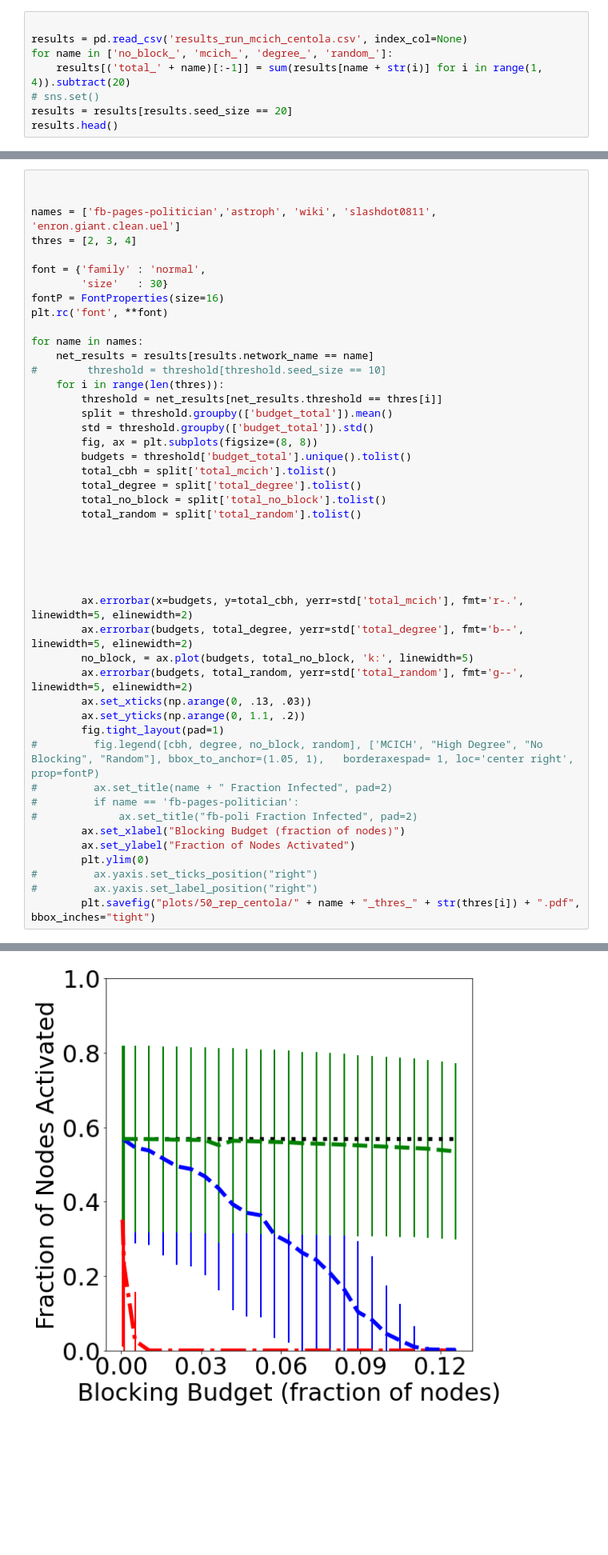
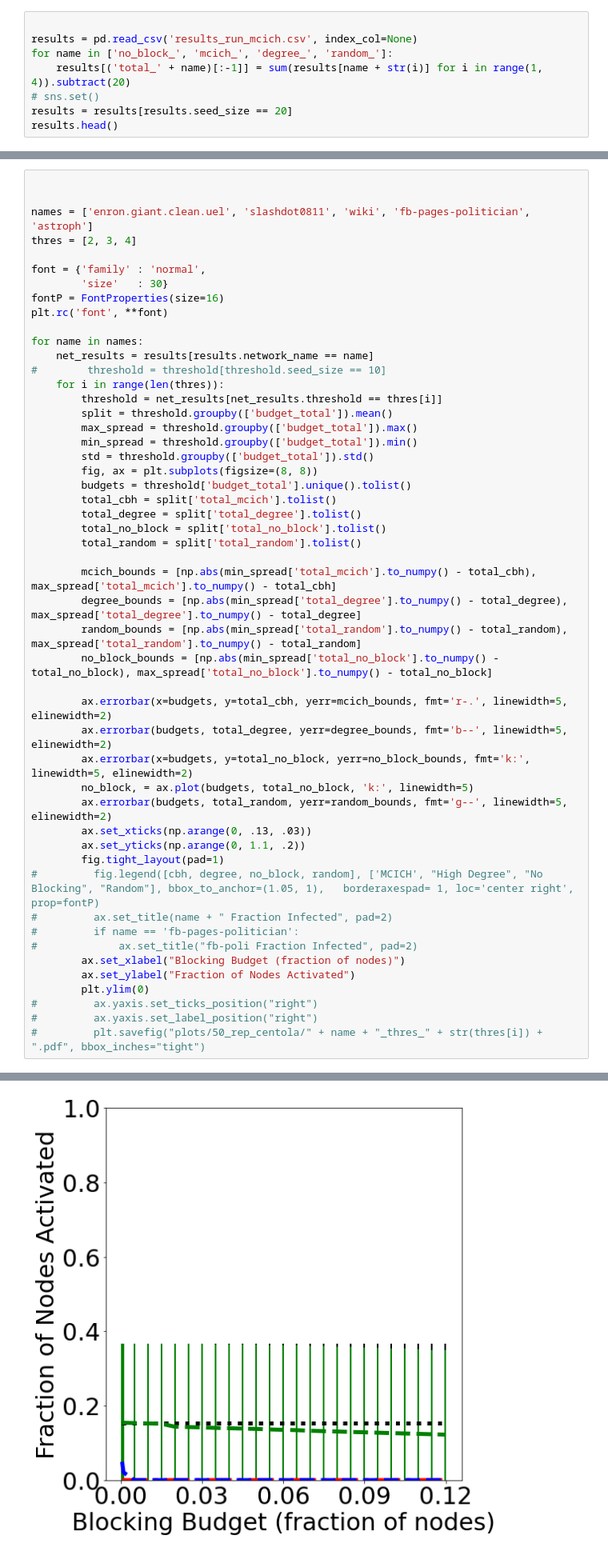
Before and after one commit to hcars/threshold_simulations_refactored, a Jupyter notebook: complex_net_proposal/experiment_results/analysis.ipynb, the cells around one changed output, grey strips where cells are left out. Shown: that part at 80% size. Cells and saved outputs as stored; diff of their text form; blank space fills up the shorter version.

```diff
--- a/complex_net_proposal/experiment_results/analysis.ipynb
+++ b/complex_net_proposal/experiment_results/analysis.ipynb
@@ -6,7 +6,7 @@ from matplotlib.font_manager import FontProperties
 import numpy as np
 # %%
 
-results = pd.read_csv('results_run_mcich_centola.csv', index_col=None)
+results = pd.read_csv('results_run_mcich.csv', index_col=None)
 for name in ['no_block_', 'mcich_', 'degree_', 'random_']:
     results[('total_' + name)[:-1]] = sum(results[name + str(i)] for i in range(1, 4)).subtract(20)
 # sns.set()
@@ -95,7 +95,7 @@ plt.hist(high_vals['budget_total'], bins=20)
 # %%
 
 
-names = ['fb-pages-politician','astroph', 'wiki', 'slashdot0811', 'enron.giant.clean.uel']
+names = ['enron.giant.clean.uel', 'slashdot0811', 'wiki', 'fb-pages-politician', 'astroph']
 thres = [2, 3, 4]
 
 font = {'family' : 'normal',
@@ -109,6 +109,8 @@ for name in names:
     for i in range(len(thres)):
         threshold = net_results[net_results.threshold == thres[i]]
         split = threshold.groupby(['budget_total']).mean()
+        max_spread = threshold.groupby(['budget_total']).max()
+        min_spread = threshold.groupby(['budget_total']).min()
         std = threshold.groupby(['budget_total']).std()
         fig, ax = plt.subplots(figsize=(8, 8))
         budgets = threshold['budget_total'].unique().tolist()
@@ -117,14 +119,16 @@ for name in names:
         total_no_block = split['total_no_block'].tolist()
         total_random = split['total_random'].tolist()
 
+        mcich_bounds = [np.abs(min_spread['total_mcich'].to_numpy() - total_cbh), max_spread['total_mcich'].to_numpy() - total_cbh]
+        degree_bounds = [np.abs(min_spread['total_degree'].to_numpy() - total_degree), max_spread['total_degree'].to_numpy() - total_degree]
+        random_bounds = [np.abs(min_spread['total_random'].to_numpy() - total_random), max_spread['total_random'].to_numpy() - total_random]
+        no_block_bounds = [np.abs(min_spread['total_no_block'].to_numpy() - total_no_block), max_spread['total_no_block'].to_numpy() - total_no_block]
 
-
-
-
-        ax.errorbar(x=budgets, y=total_cbh, yerr=std['total_mcich'], fmt='r-.', linewidth=5, elinewidth=2)
-        ax.errorbar(budgets, total_degree, yerr=std['total_degree'], fmt='b--', linewidth=5, elinewidth=2)
+        ax.errorbar(x=budgets, y=total_cbh, yerr=mcich_bounds, fmt='r-.', linewidth=5, elinewidth=2)
+        ax.errorbar(budgets, total_degree, yerr=degree_bounds, fmt='b--', linewidth=5, elinewidth=2)
+        ax.errorbar(x=budgets, y=total_no_block, yerr=no_block_bounds, fmt='k:', linewidth=5, elinewidth=2)
         no_block, = ax.plot(budgets, total_no_block, 'k:', linewidth=5)
-        ax.errorbar(budgets, total_random, yerr=std['total_random'], fmt='g--', linewidth=5, elinewidth=2)
+        ax.errorbar(budgets, total_random, yerr=random_bounds, fmt='g--', linewidth=5, elinewidth=2)
         ax.set_xticks(np.arange(0, .13, .03))
         ax.set_yticks(np.arange(0, 1.1, .2))
         fig.tight_layout(pad=1)
@@ -137,5 +141,5 @@ for name in names:
         plt.ylim(0)
 #         ax.yaxis.set_ticks_position("right")
 #         ax.yaxis.set_label_position("right")
-        plt.savefig("plots/50_rep_centola/" + name + "_thres_" + str(thres[i]) + ".pdf", bbox_inches="tight")
+#         plt.savefig("plots/50_rep_centola/" + name + "_thres_" + str(thres[i]) + ".pdf", bbox_inches="tight")
 # %% [output]
@@ -147 +151 @@ for name in names:
-[figure, old version]
+[figure, new version]
```
Also changed, not shown: parts of 4 cells of this notebook, 36 other files.
